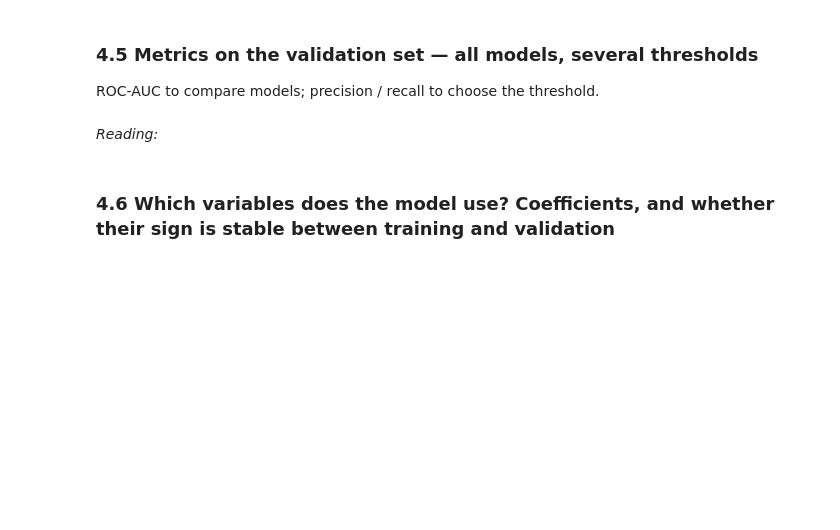
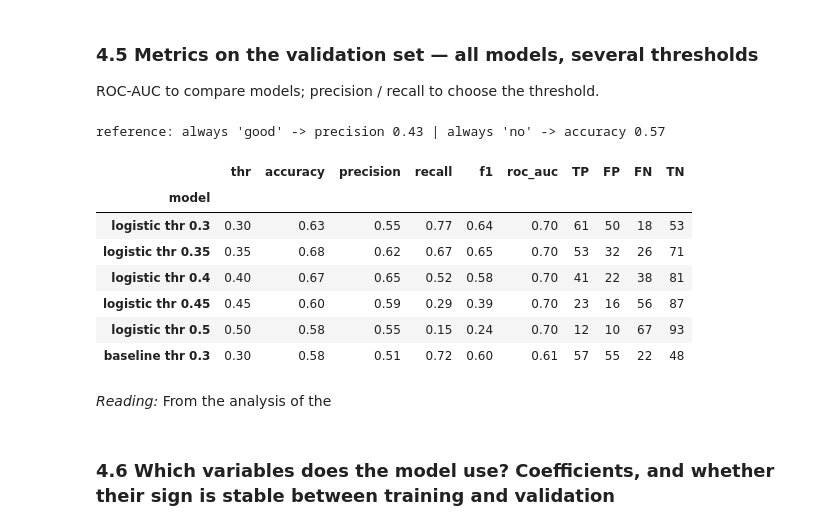
Before and after one commit to Patrick190508/whaleshark-mafia-island, a Jupyter notebook: notebooks/Model_v2_Ningaloo.ipynb, the cells around one changed output. Saved outputs shown, nothing was run; the diff lists cells and outputs as text; code cells hidden in the pictures; blank space fills up the shorter version.

```diff
--- a/notebooks/Model_v2_Ningaloo.ipynb
+++ b/notebooks/Model_v2_Ningaloo.ipynb
@@ -123,2 +208,14 @@ Choose `FEATS` from section 3.
 # %% [markdown]
 ### 4.2 Weekly baseline
+# %%
+# 4.2 Weekly baseline: share of good days per week of the season (training only)
+week_share = train.groupby("week")["y"].mean()
+
+def baseline_prob(df):
+    return df["week"].map(week_share).fillna(train["y"].mean()).values
+
+p_base_tr, p_base_va = baseline_prob(train), baseline_prob(val)
+
+rows = [evaluate(ytr, p_base_tr, 0.5, "baseline train"),
+        evaluate(yva, p_base_va, 0.5, "baseline val")]
+metrics_table(rows)
@@ -125,2 +227,12 @@ Choose `FEATS` from section 3.
 # %% [markdown]
 ### 4.3 Logistic regression (linear) and with squared terms
+# %%
+# 4.3 Logistic regression (with squared terms sday2, sst2 already in FEATS)
+from sklearn.linear_model import LogisticRegression
+
+logit = LogisticRegression(max_iter=1000).fit(Xtr_s, ytr)
+p_log_tr, p_log_va = logit.predict_proba(Xtr_s)[:, 1], logit.predict_proba(Xva_s)[:, 1]
+
+rows = [evaluate(ytr, p_log_tr, 0.5, "logistic train"),
+        evaluate(yva, p_log_va, 0.5, "logistic val")]
+metrics_table(rows)
@@ -128,0 +321,17 @@ Choose `FEATS` from section 3.
+# %%
+# 4.4b Stability check: same architecture, different random seeds
+CHECK = [(1, 8), (3, 32), (2, 20)]
+SEEDS = [0, 1, 2, 3, 4]
+rows = []
+for depth, width in CHECK:
+    aucs = []
+    for s in SEEDS:
+        tf.keras.backend.clear_session(); tf.random.set_seed(s); np.random.seed(s)
+        nn = make_nn(depth, width)
+        nn.fit(Xtr_s, ytr, validation_data=(Xva_s, yva),
+               epochs=300, batch_size=32, callbacks=[stop], verbose=0)
+        aucs.append(roc_auc_score(yva, nn.predict(Xva_s, verbose=0).ravel()))
+    rows.append({"net": f"d{depth}_w{width}", "mean": np.mean(aucs), "std": np.std(aucs),
+                 "min": np.min(aucs), "max": np.max(aucs)})
+print("logistic val AUC:", round(roc_auc_score(yva, p_log_va), 3))
+pd.DataFrame(rows).set_index("net").round(3)
@@ -129,8 +351,24 @@ Choose `FEATS` from section 3.
 # %% [markdown]
 ### 4.5 Metrics on the validation set — all models, several thresholds
 ROC-AUC to compare models; precision / recall to choose the threshold.
-# %% [markdown]
-*Reading:*
+# %%
+# 4.5 Threshold choice for the logistic model (validation set)
+rows = [evaluate(yva, p_log_va, t, f"logistic thr {t}") for t in [0.3, 0.35, 0.4, 0.45, 0.5]]
+rows.append(evaluate(yva, p_base_va, 0.3, "baseline thr 0.3"))
+print("reference: always 'good' -> precision", round(yva.mean(), 2), "| always 'no' -> accuracy", round(1 - yva.mean(), 2))
+metrics_table(rows)
+# %% [output]
+reference: always 'good' -> precision 0.43 | always 'no' -> accuracy 0.57
+|  | thr | accuracy | precision | recall | f1 | roc_auc | TP | FP | FN | TN |
+| model |  |  |  |  |  |  |  |  |  |  |
+| logistic thr 0.3 | 0.30 | 0.63 | 0.55 | 0.77 | 0.64 | 0.70 | 61 | 50 | 18 | 53 |
+| logistic thr 0.35 | 0.35 | 0.68 | 0.62 | 0.67 | 0.65 | 0.70 | 53 | 32 | 26 | 71 |
+| logistic thr 0.4 | 0.40 | 0.67 | 0.65 | 0.52 | 0.58 | 0.70 | 41 | 22 | 38 | 81 |
+| logistic thr 0.45 | 0.45 | 0.60 | 0.59 | 0.29 | 0.39 | 0.70 | 23 | 16 | 56 | 87 |
+| logistic thr 0.5 | 0.50 | 0.58 | 0.55 | 0.15 | 0.24 | 0.70 | 12 | 10 | 67 | 93 |
+| baseline thr 0.3 | 0.30 | 0.58 | 0.51 | 0.72 | 0.60 | 0.61 | 57 | 55 | 22 | 48 |
+# %% [markdown]
+*Reading:* From the analysis of the
 # %% [markdown]
 ### 4.6 Which variables does the model use? Coefficients, and whether their sign is stable between training and validation
 # %% [markdown]
```
Also changed, not shown: parts of 14 cells of this notebook.
